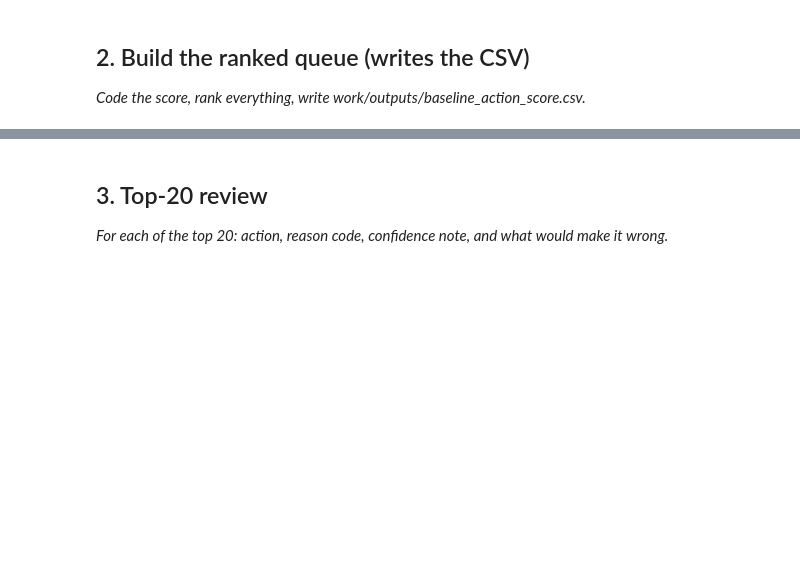
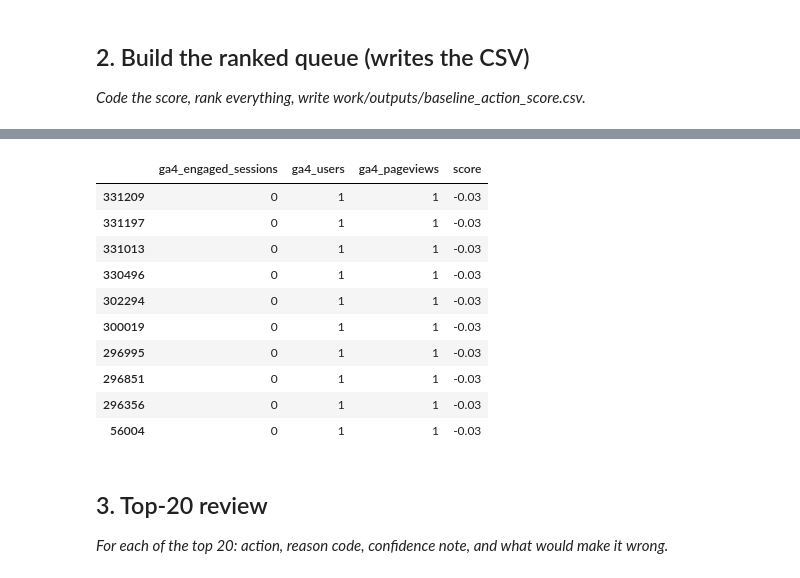
Before and after one commit to ammar-aa/Fly_rank_internship_repo, a Jupyter notebook: work/notebooks/w04_baseline_score.ipynb, the cells around one changed output, grey strips where cells are left out. Cells and saved outputs as stored; diff of their text form; code cells hidden in the pictures; blank space fills up the shorter version.

```diff
--- a/work/notebooks/w04_baseline_score.ipynb
+++ b/work/notebooks/w04_baseline_score.ipynb
@@ -242,20 +267,35 @@ df_gsc_only['score'] = (
 # %%
 def normalize(series):
     return (series - series.min()) / (series.max() - series.min())
 
-norm_engaged_sessions = normalize(df_ga4_only['ga4_engaged_sessions'])
-norm_users = normalize(df_ga4_only['ga4_users'])
-norm_engagement_sec = normalize(df_ga4_only['avg_engagement_sec_per_session'])
-norm_pageviews = normalize(df_ga4_only['ga4_pageviews'])
-norm_scroll = normalize(df_ga4_only['scroll_rate'])
+df_ga4_only_eligible = df_ga4_only[df_ga4_only['needs_refresh'] == 1].copy()
 
-df_ga4_only['score'] = (
+norm_engaged_sessions = normalize(df_ga4_only_eligible['ga4_engaged_sessions'])
+norm_users = normalize(df_ga4_only_eligible['ga4_users'])
+norm_engagement_sec = normalize(df_ga4_only_eligible['avg_engagement_sec_per_session'])
+norm_pageviews = normalize(df_ga4_only_eligible['ga4_pageviews'])
+norm_scroll = normalize(df_ga4_only_eligible['scroll_rate'])
+
+df_ga4_only_eligible['score'] = (
     -0.40 * norm_engaged_sessions +
     -0.20 * norm_users +
     -0.15 * norm_engagement_sec +
     -0.15 * norm_pageviews +
     -0.10 * norm_scroll
 )
+display(df_ga4_only_eligible[['ga4_engaged_sessions', 'ga4_users', 'ga4_pageviews', 'score']].sort_values('score', ascending=False).head(10))
+# %% [output]
+|  | ga4_engaged_sessions | ga4_users | ga4_pageviews | score |
+| 331209 | 0 | 1 | 1 | -0.03 |
+| 331197 | 0 | 1 | 1 | -0.03 |
+| 331013 | 0 | 1 | 1 | -0.03 |
+| 330496 | 0 | 1 | 1 | -0.03 |
+| 302294 | 0 | 1 | 1 | -0.03 |
+| 300019 | 0 | 1 | 1 | -0.03 |
+| 296995 | 0 | 1 | 1 | -0.03 |
+| 296851 | 0 | 1 | 1 | -0.03 |
+| 296356 | 0 | 1 | 1 | -0.03 |
+| 56004 | 0 | 1 | 1 | -0.03 |
 # %% [markdown]
 ## 3. Top-20 review
 
```
Also changed, not shown: parts of 4 cells of this notebook.
